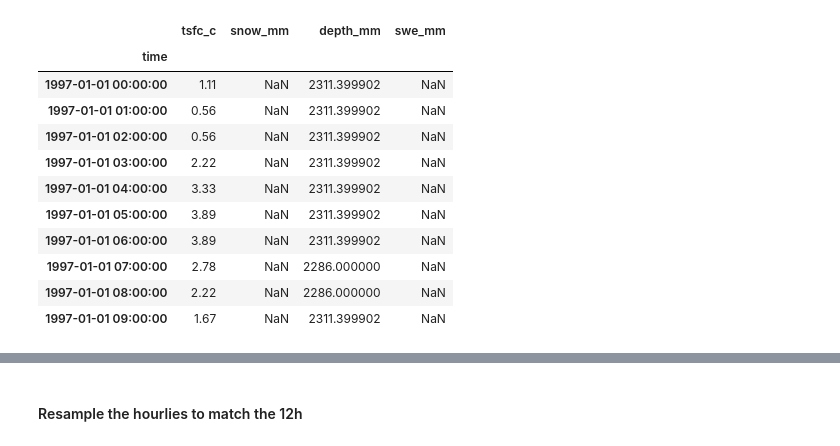
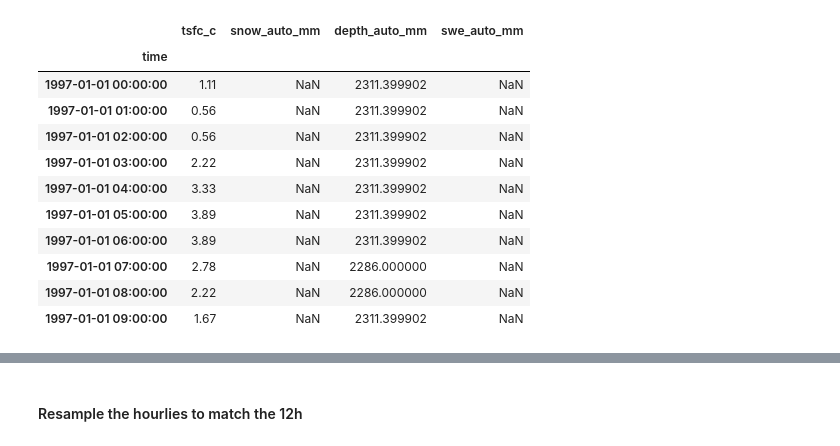
Before and after one commit to m-wessler/snow-liquid-ratio, a Jupyter notebook: data-viz/Alta_Collins_Invest.ipynb, the cells around one changed output, grey strips where cells are left out. Cells and saved outputs as stored; diff of their text form; code cells hidden in the pictures.

```diff
--- a/data-viz/Alta_Collins_Invest.ipynb
+++ b/data-viz/Alta_Collins_Invest.ipynb
@@ -14,28 +18,28 @@ obdir = '/uufs/chpc.utah.edu/common/home/steenburgh-group10/mewessler/observatio
 # %%
 site_auto = 'CLN_AUTO'
 f_auto = glob(obdir + '%s*.csv'%site_auto)[0]
 
 # Remove the units row (SI - C, mm)
 data_auto = pd.read_csv(f_auto, low_memory=False)[1:]
 data_auto = data_auto.drop(columns='Station_ID')
 
 renames_auto = {'Date_Time':'time',
-           'air_temp_set_1':'tsfc_c',
-           'snow_interval_set_1':'snow_mm',
-           'snow_depth_set_1':'depth_mm',
-           'precip_accum_one_hour_set_1':'swe_mm'}
+                'precip_accum_one_hour_set_1':'swe_auto_mm',
+                'snow_interval_set_1':'snow_auto_mm',
+                'snow_depth_set_1':'depth_auto_mm',
+                'air_temp_set_1':'tsfc_c'}
 
 data_auto = data_auto.rename(columns=renames_auto)
 
 # Fix the datatypes
 data_auto['time'] = data_auto['time'].astype('datetime64[ns]')
 data_auto = data_auto.set_index('time')
 
 data_auto = data_auto.astype({k:np.float32 for k in data_auto.keys()})
 
 data_auto[:10]
 # %% [output]
-|  | tsfc_c | snow_mm | depth_mm | swe_mm |
+|  | tsfc_c | snow_auto_mm | depth_auto_mm | swe_auto_mm |
 | time |  |  |  |  |
 | 1997-01-01 00:00:00 | 1.11 | NaN | 2311.399902 | NaN |
 | 1997-01-01 01:00:00 | 0.56 | NaN | 2311.399902 | NaN |
```
Also changed, not shown: parts of 12 cells of this notebook.
